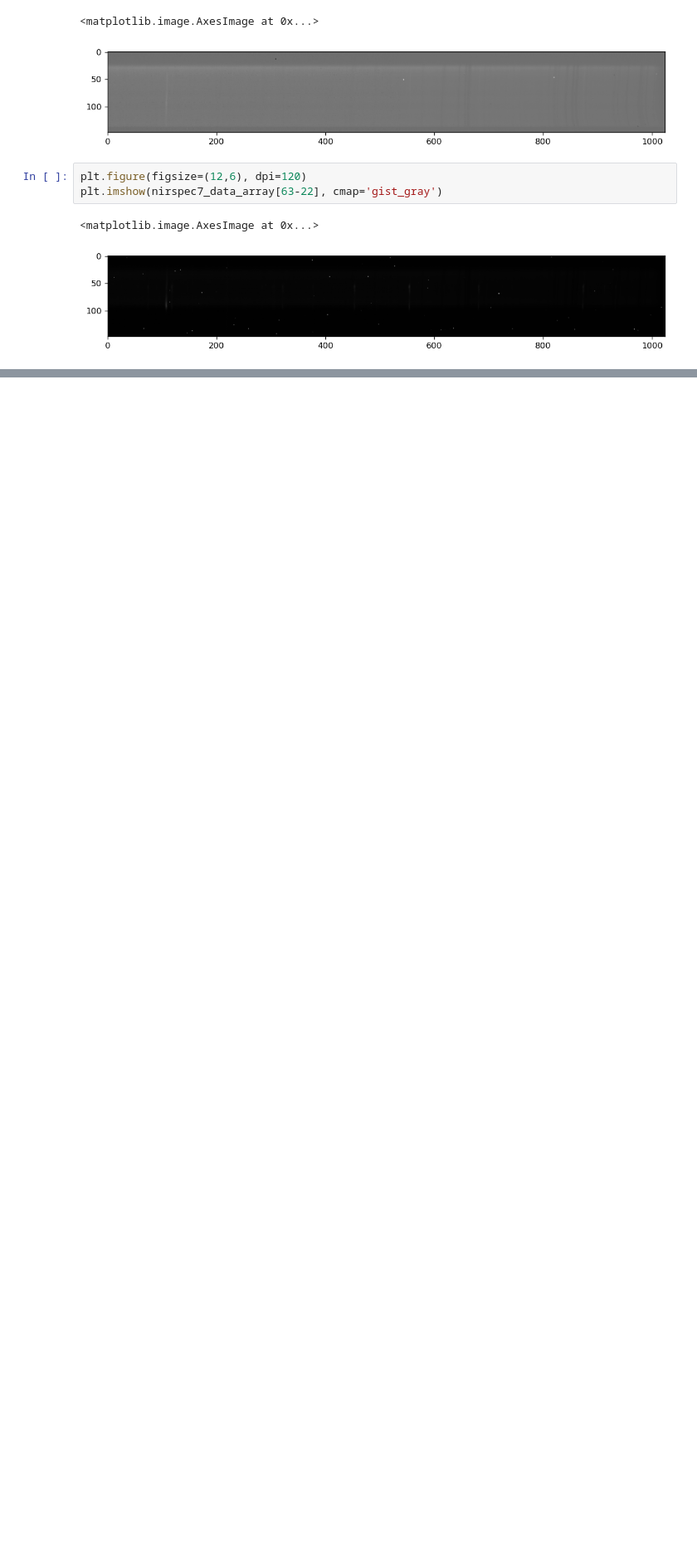
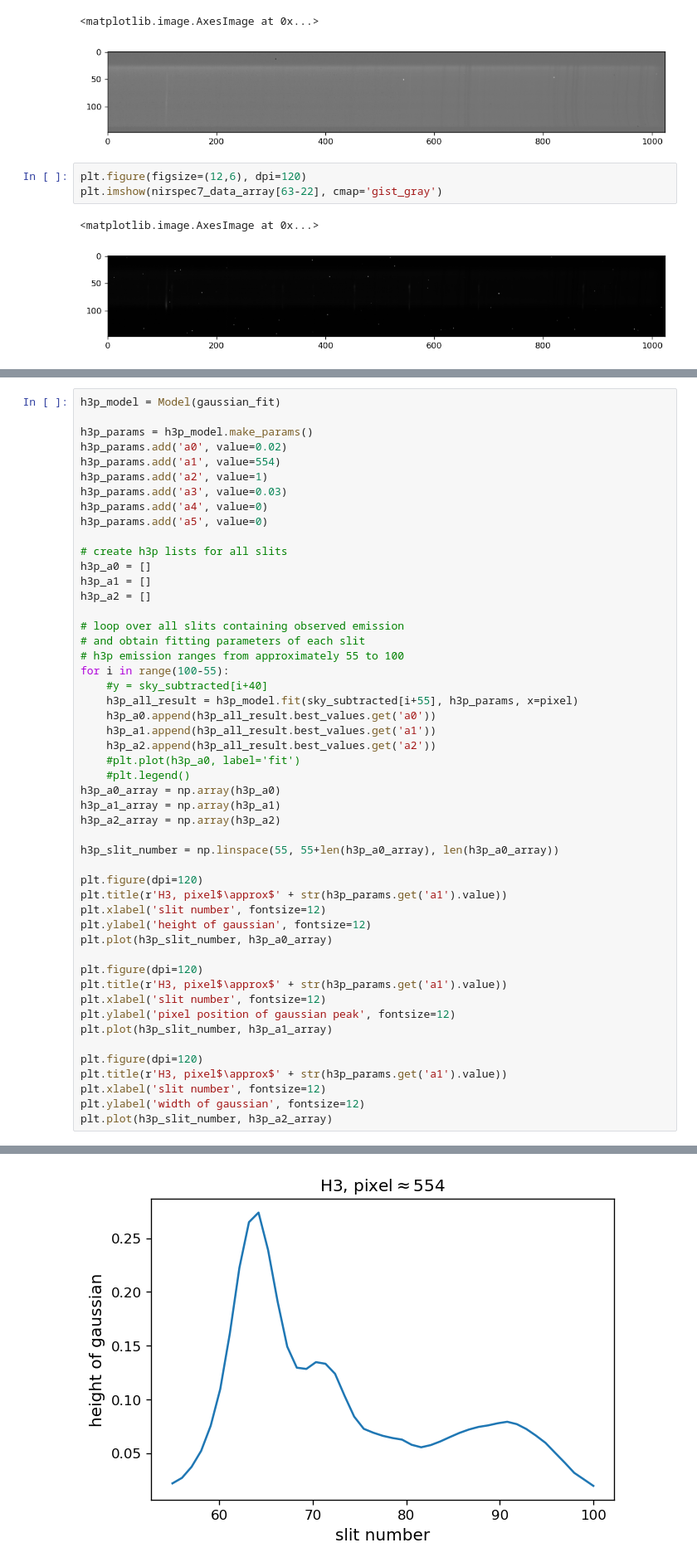
Before and after one commit to ruoyanwangdr/Dynamics-of-Jovian-Infrared-Auroral-Ionosphere-and-Thermosphere, a Jupyter notebook: h3p.ipynb, the cells around one changed output, grey strips where cells are left out. Shown at 83% size. Cells and saved outputs as stored; diff of their text form; blank space fills up the shorter version.

```diff
--- a/h3p.ipynb
+++ b/h3p.ipynb
@@ -304,0 +201,51 @@ plt.show()
+# %%
+h3p_model = Model(gaussian_fit)
+
+h3p_params = h3p_model.make_params()
+h3p_params.add('a0', value=0.02)
+h3p_params.add('a1', value=554)
+h3p_params.add('a2', value=1)
+h3p_params.add('a3', value=0.03)
+h3p_params.add('a4', value=0)
+h3p_params.add('a5', value=0)
+
+# create h3p lists for all slits
+h3p_a0 = []
+h3p_a1 = []
+h3p_a2 = []
+
+# loop over all slits containing observed emission
+# and obtain fitting parameters of each slit
+# h3p emission ranges from approximately 55 to 100
+for i in range(100-55):
+    #y = sky_subtracted[i+40]
+    h3p_all_result = h3p_model.fit(sky_subtracted[i+55], h3p_params, x=pixel)
+    h3p_a0.append(h3p_all_result.best_values.get('a0'))
+    h3p_a1.append(h3p_all_result.best_values.get('a1'))
+    h3p_a2.append(h3p_all_result.best_values.get('a2'))
+    #plt.plot(h3p_a0, label='fit')
+    #plt.legend()
+h3p_a0_array = np.array(h3p_a0)
+h3p_a1_array = np.array(h3p_a1)
+h3p_a2_array = np.array(h3p_a2)
+
+h3p_slit_number = np.linspace(55, 55+len(h3p_a0_array), len(h3p_a0_array))
+
+plt.figure(dpi=120)
+plt.title(r'H3, pixel$\approx$' + str(h3p_params.get('a1').value))
+plt.xlabel('slit number', fontsize=12)
+plt.ylabel('height of gaussian', fontsize=12)
+plt.plot(h3p_slit_number, h3p_a0_array)
+
+plt.figure(dpi=120)
+plt.title(r'H3, pixel$\approx$' + str(h3p_params.get('a1').value))
+plt.xlabel('slit number', fontsize=12)
+plt.ylabel('pixel position of gaussian peak', fontsize=12)
+plt.plot(h3p_slit_number, h3p_a1_array)
+
+plt.figure(dpi=120)
+plt.title(r'H3, pixel$\approx$' + str(h3p_params.get('a1').value))
+plt.xlabel('slit number', fontsize=12)
+plt.ylabel('width of gaussian', fontsize=12)
+plt.plot(h3p_slit_number, h3p_a2_array)
+# %% [output]
@@ -304,0 +253 @@ plt.show()
+[figure, added]
```
Also changed, not shown: parts of 8 cells of this notebook.
